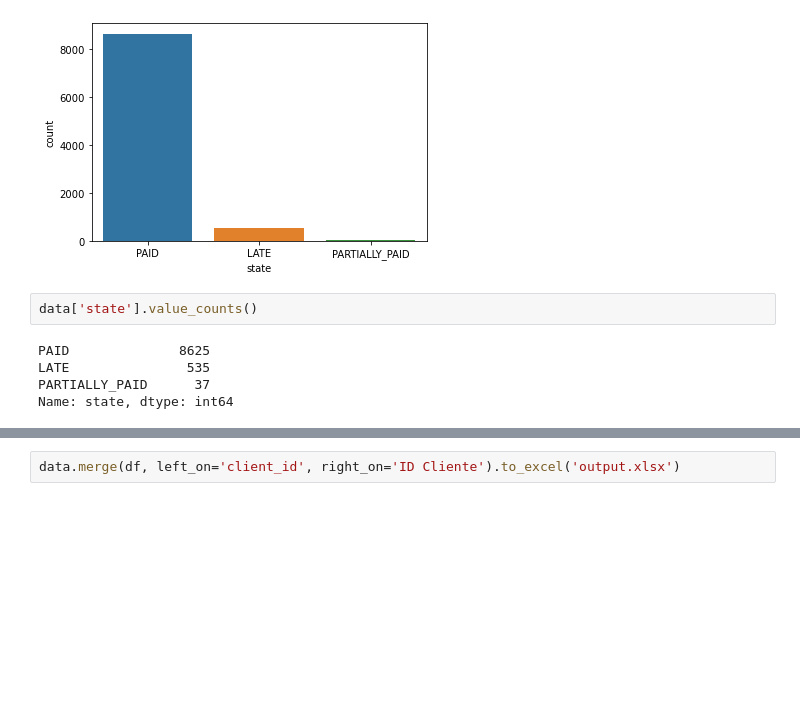
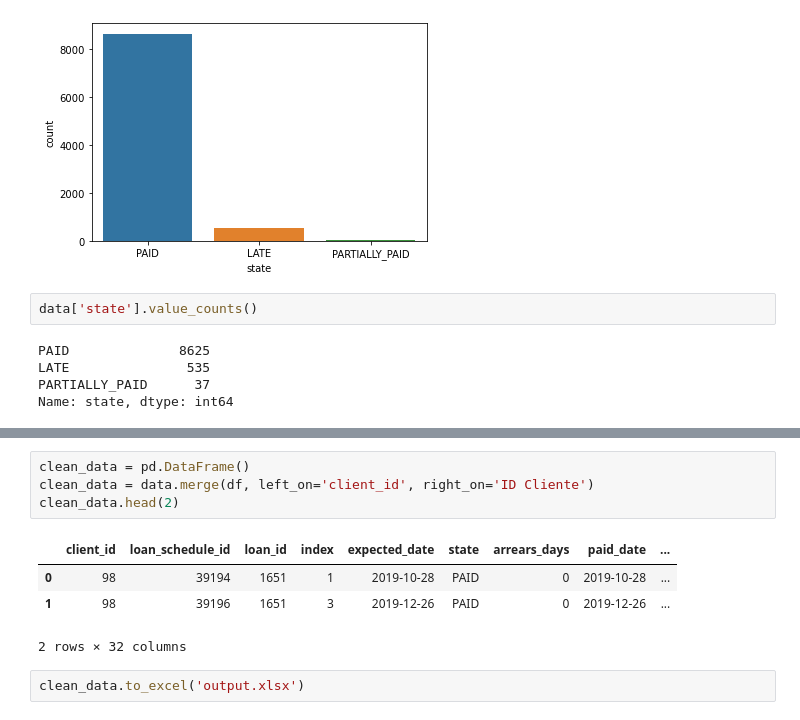
Before and after one commit to cbarros7/capstone_project_holberton, a Jupyter notebook: processing_data.ipynb, the cells around one changed output, grey strips where cells are left out. Cells and saved outputs as stored; diff of their text form; blank space fills up the shorter version.

```diff
--- a/processing_data.ipynb
+++ b/processing_data.ipynb
@@ -110,2 +142,11 @@ memory usage: 3.2+ MB
 # %%
-data.merge(df, left_on='client_id', right_on='ID Cliente').to_excel('output.xlsx')
+clean_data = pd.DataFrame()
+clean_data = data.merge(df, left_on='client_id', right_on='ID Cliente')
+clean_data.head(2)
+# %% [output]
+|  | client_id | loan_schedule_id | loan_id | index | expected_date | state | arrears_days | paid_date | ... |
+| 0 | 98 | 39194 | 1651 | 1 | 2019-10-28 | PAID | 0 | 2019-10-28 | ... |
+| 1 | 98 | 39196 | 1651 | 3 | 2019-12-26 | PAID | 0 | 2019-12-26 | ... |
+2 rows × 32 columns
+# %%
+clean_data.to_excel('output.xlsx')
```
Also changed, not shown: parts of 5 cells of this notebook.
